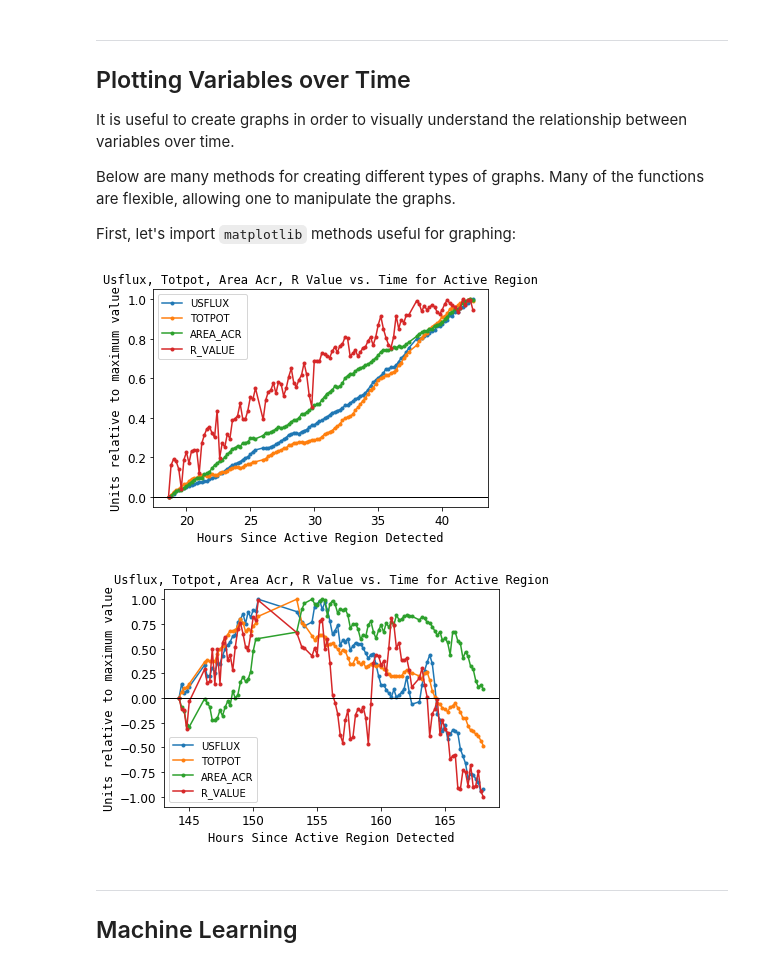
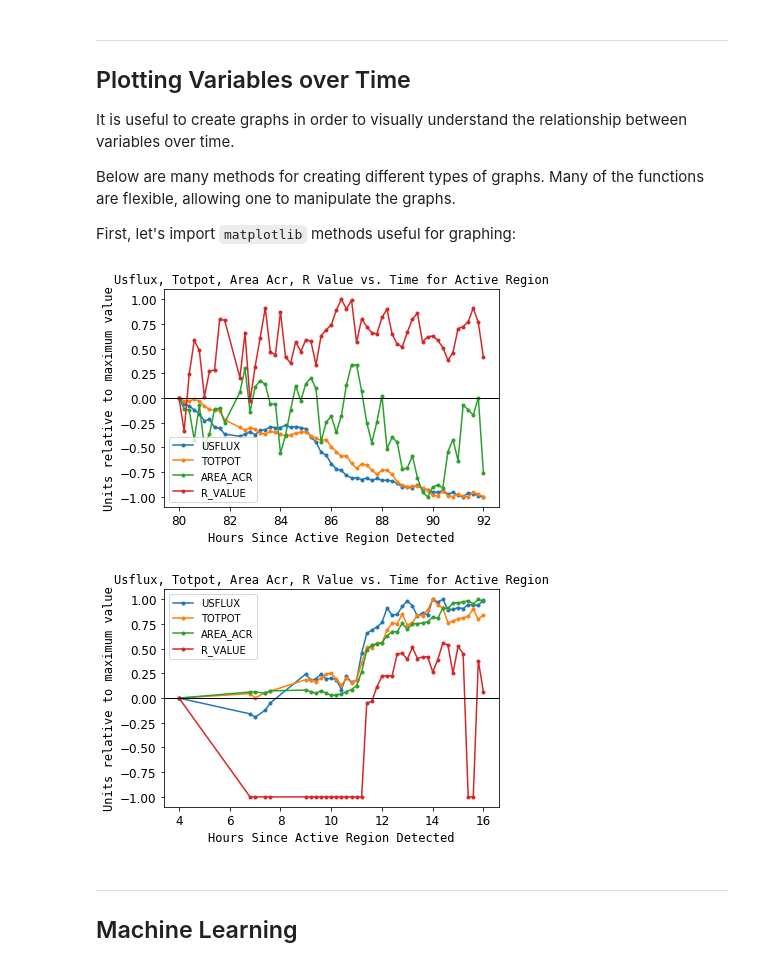
Before and after one commit to lucaspauker/hmi-time-series-analysis, a Jupyter notebook: time_series_data_analysis.ipynb, the cells around one changed output. Saved outputs shown, nothing was run; the diff lists cells and outputs as text; code cells hidden in the pictures.

Commit message:
Add lookforward no flare search for negative case

```diff
--- a/time_series_data_analysis.ipynb
+++ b/time_series_data_analysis.ipynb
@@ -320,7 +320,7 @@ def count_flared_num(harp_ids, harp_noaa_dict, noaa_flare_set):
     return number_flared
 # %%
 def get_segmented_data(harp_ids, flare_data, flare_time_dict, n=None,
-                       return_harp_ids=False, num_hours=24):
+                       return_harp_ids=False, num_hours=12):
     '''This method returns two arrays: x and y. The x array includes time series
     data, while y represents whether the corresponding active region in x flared.
 
@@ -368,7 +368,7 @@ def get_segmented_data(harp_ids, flare_data, flare_time_dict, n=None,
         '''
         previous_flare_time = time_data[0]
         for flare_time in flare_data + time_data[0]:
-            if flare_time - previous_flare_time > num_hours + 1:
+            if flare_time - previous_flare_time > num_hours * 2:
                 return True
             previous_flare_time = flare_time
         return False
@@ -378,16 +378,18 @@ def get_segmented_data(harp_ids, flare_data, flare_time_dict, n=None,
         c = 0
         while True:
             c += 1
-            is_valid, does_flare = False, False
+            is_valid_before, is_valid_after, does_flare = False, False, False
             end_time = time_data[random.randrange(len(time_data))]
             for flare_time in flare_data + [time_data[0]]:
-                if end_time - flare_time > num_hours: is_valid = True
-                if abs(end_time - flare_time) < num_hours: does_flare = True
-            if is_valid and not does_flare: break
+                if end_time - flare_time > num_hours: is_valid_before = True
+                if flare_time - end_time > num_hours: is_valid_after = True
+                if abs(end_time + num_hours - flare_time) < num_hours * 2: does_flare = True
+            if is_valid_before and is_valid_after and not does_flare: break
             if c > 200: return None
-        if is_valid:
+        if is_valid_before:
             for flare_time in flare_data + [time_data[0]]:
                 if abs(end_time - flare_time) < num_hours: print('errror')
+                if abs(flare_time - end_time) < num_hours: print('errror')
         return end_time
 
     x_data = []
@@ -425,7 +427,7 @@ def get_segmented_data(harp_ids, flare_data, flare_time_dict, n=None,
             x_data.append(data_point)
             y_data.append(False) # False => flare is not present
             num_negative += 1
-        #print(harp_id/harp_ids[-1], num_negative)
+        print(harp_id/harp_ids[-1], num_negative)
     if return_harp_ids:
         return x_data, y_data, harp_list
     else:
@@ -547,11 +567,11 @@ def plot_segmented_graphs(seg_x, seg_y, variables=['US_FLUX'], flare=True, n=5,
         plt.show()
 # %%
 num_graphs = 2
-plot_segmented_graphs(seg_x, seg_y, scale=True, flare=True, n=num_graphs,
+plot_segmented_graphs(seg_x, seg_y, scale=True, flare=False, n=num_graphs,
                       variables=['USFLUX', 'TOTPOT', 'AREA_ACR', 'R_VALUE'])
 # %% [output]
-[figure, old version]
+[figure, new version]
-[figure, old version]
+[figure, new version]
 # %% [markdown]
 ---
 ## Machine Learning
```
Also changed, not shown: parts of 6 cells of this notebook.
